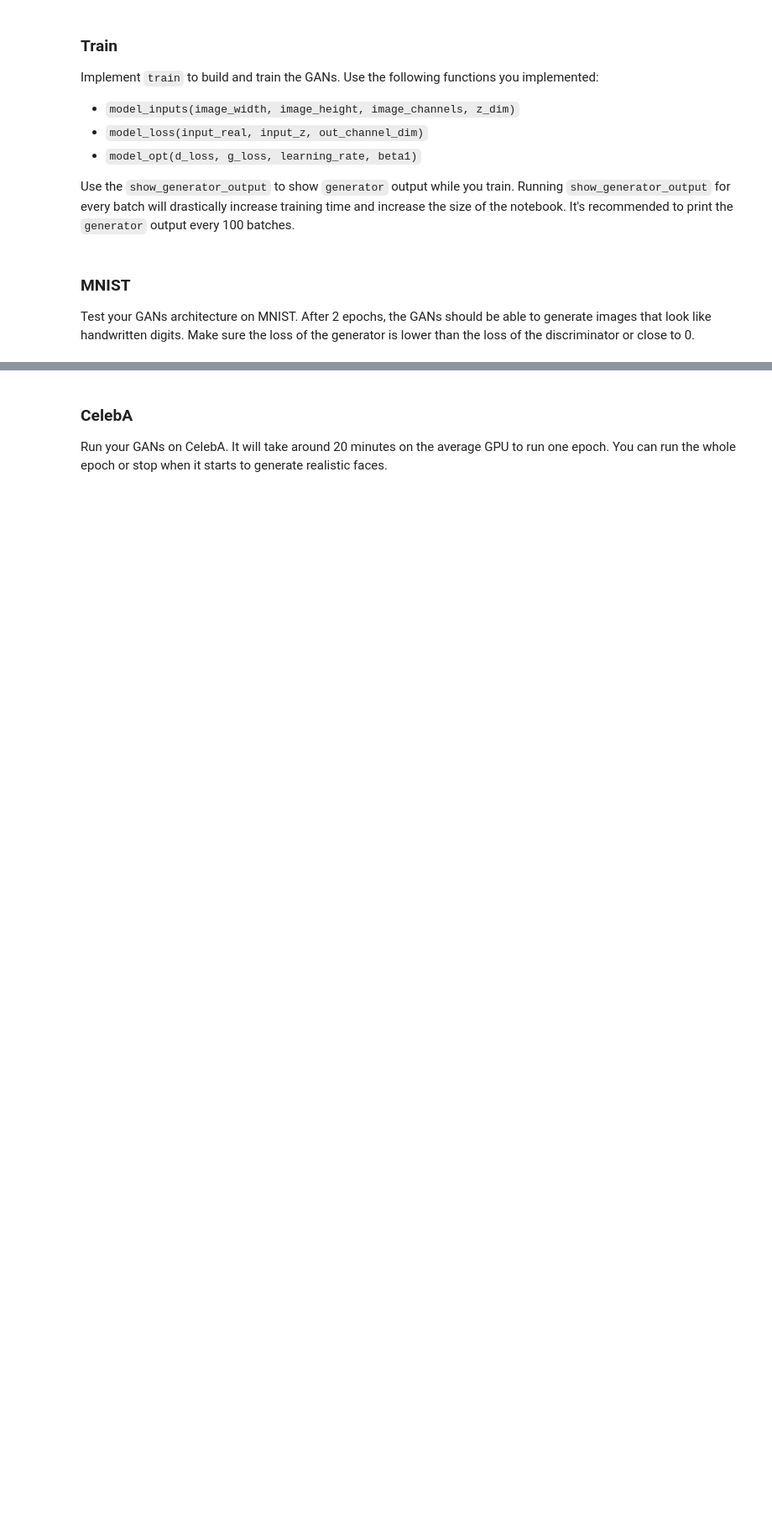
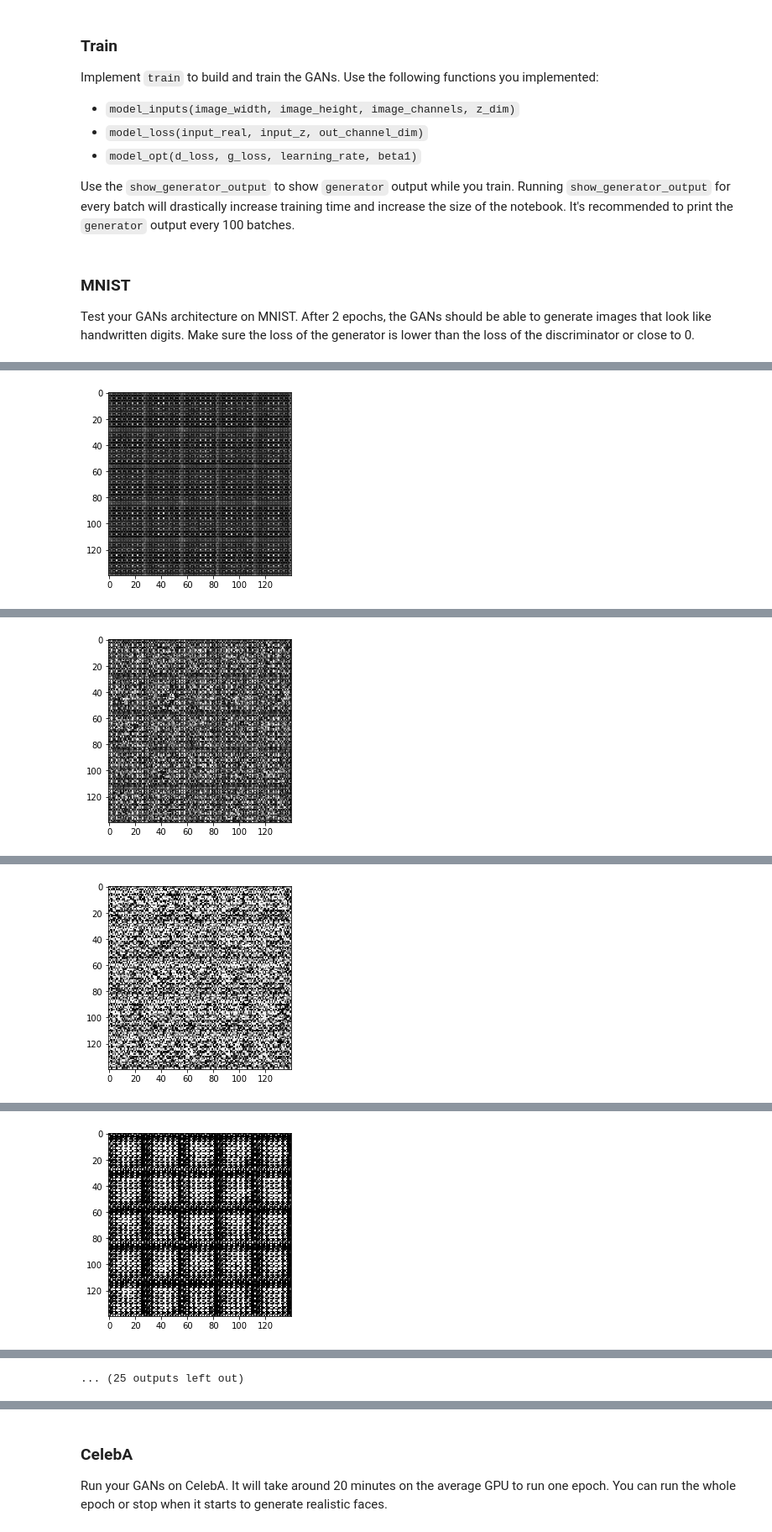
Before and after one commit to renanper/dlnd_face_generation, a Jupyter notebook: dlnd_face_generation.ipynb, the cells around one changed output, grey strips where cells are left out. Shown at 84% size. Drawn from its saved outputs; the diff is of its cells as text; code cells hidden in the pictures; blank space fills up the shorter version.

```diff
--- a/dlnd_face_generation.ipynb
+++ b/dlnd_face_generation.ipynb
@@ -366,3 +411,20 @@ def train(epoch_count, batch_size, z_dim, learning_rate_scalar, beta1, get_batch
 # %% [markdown]
 ### MNIST
 Test your GANs architecture on MNIST.  After 2 epochs, the GANs should be able to generate images that look like handwritten digits.  Make sure the loss of the generator is lower than the loss of the discriminator or close to 0.
+# %%
+batch_size = 64
+z_dim = 100
+learning_rate_scalar = 0.0001
+beta1 = 0.5
+
+
+"""
+DON'T MODIFY ANYTHING IN THIS CELL THAT IS BELOW THIS LINE
+"""
+epochs = 2
+
+mnist_dataset = helper.Dataset('mnist', glob(os.path.join(data_dir, 'mnist/*.jpg')))
+with tf.Graph().as_default():
+    train(epochs, batch_size, z_dim, learning_rate_scalar, beta1, mnist_dataset.get_batches,
+          mnist_dataset.shape, mnist_dataset.image_mode)
+# %% [output]
@@ -368,0 +451 @@ Test your GANs architecture on MNIST.  After 2 epochs, the GANs should be able t
+[figure, added]
@@ -368,0 +472 @@ Test your GANs architecture on MNIST.  After 2 epochs, the GANs should be able t
+[figure, added]
@@ -368,0 +493 @@ Test your GANs architecture on MNIST.  After 2 epochs, the GANs should be able t
+[figure, added]
@@ -368,0 +514 @@ Test your GANs architecture on MNIST.  After 2 epochs, the GANs should be able t
+[figure, added]
@@ -369 +557,2 @@ Test your GANs architecture on MNIST.  After 2 epochs, the GANs should be able t
+... (25 outputs left out)
 # %%
```
Also changed, not shown: parts of 8 cells of this notebook, 1 other file.
